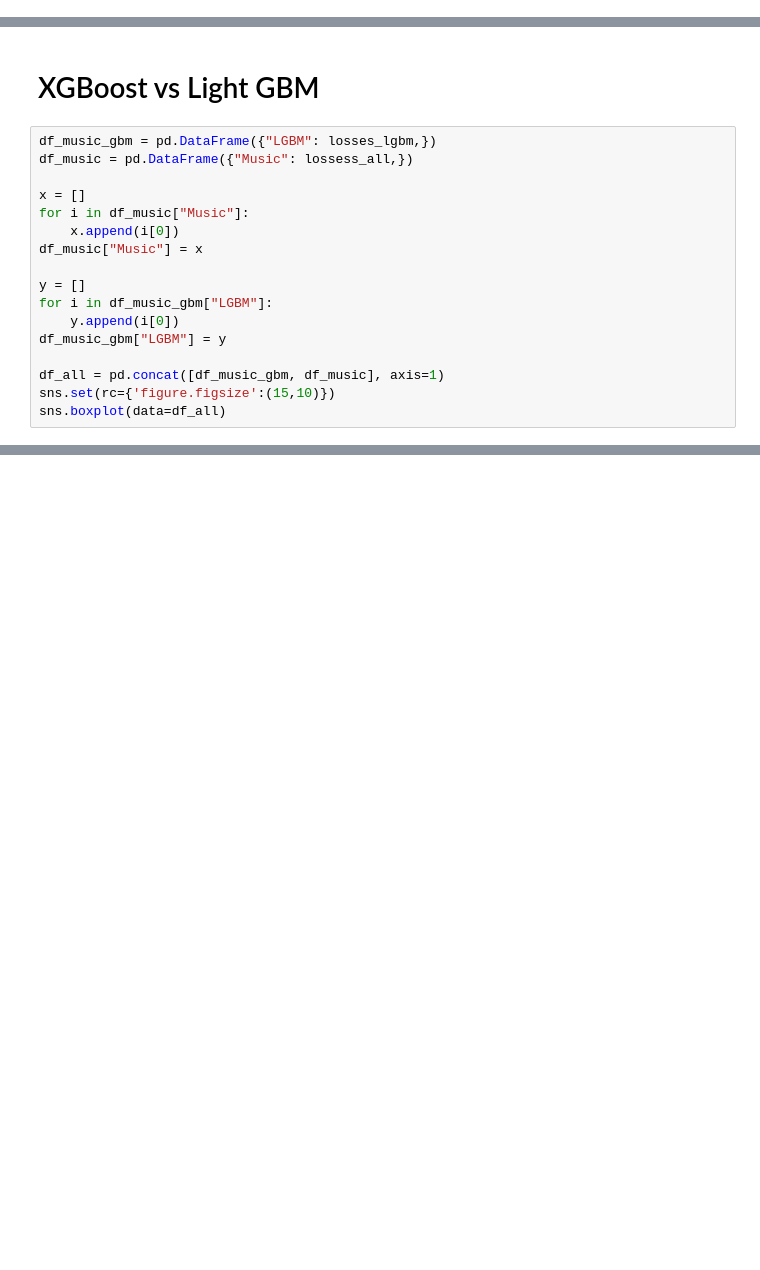
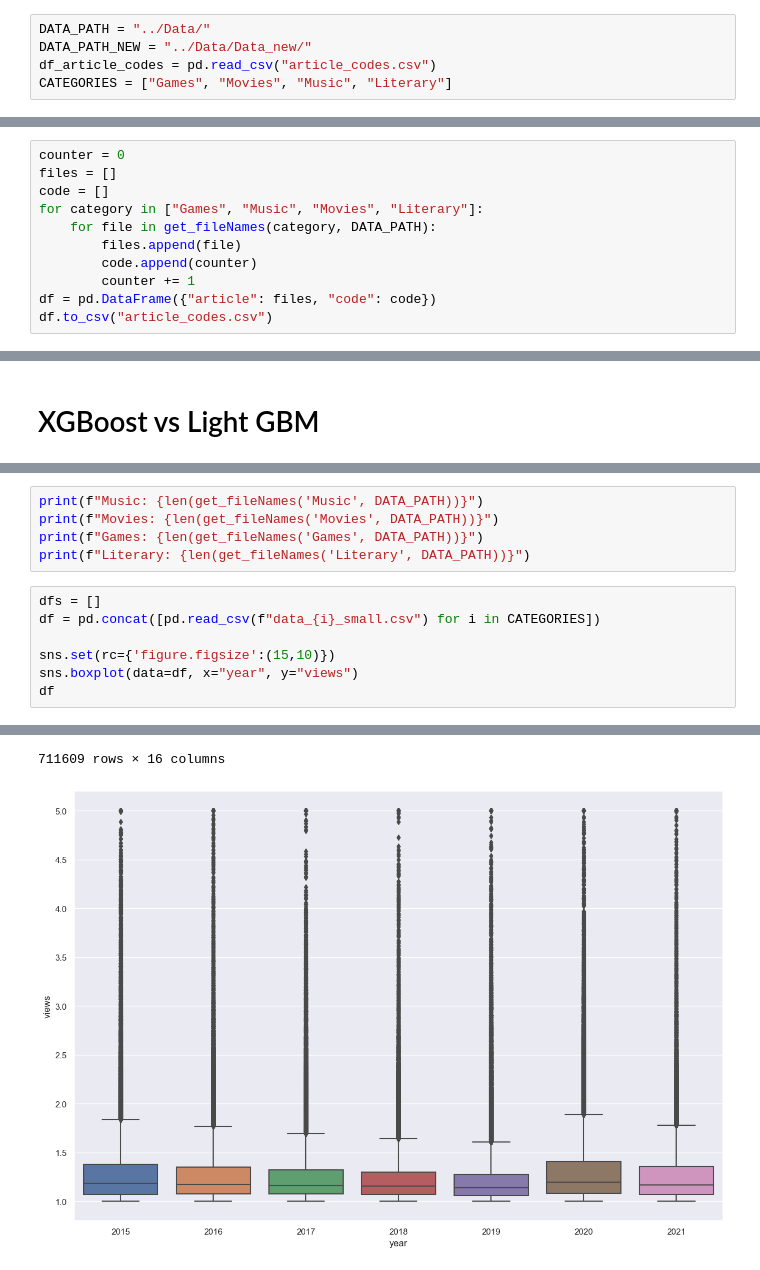
Before and after one commit to MohammadSakhnini/PageView_Prediction, a Jupyter notebook: XGBoost/xg.ipynb, the cells around one changed output, grey strips where cells are left out. Cells and saved outputs as stored; diff of their text form; blank space fills up the shorter version.

```diff
--- a/XGBoost/xg.ipynb
+++ b/XGBoost/xg.ipynb
@@ -19,3 +21,8 @@ from sklearn.preprocessing import MinMaxScaler
 # %% [markdown]
 # Helper Methods
+# %%
+DATA_PATH = "../Data/"
+DATA_PATH_NEW = "../Data/Data_new/"
+df_article_codes = pd.read_csv("article_codes.csv")
+CATEGORIES = ["Games", "Movies", "Music", "Literary"]
 # %%
@@ -70,3 +117,14 @@ def make_data(category, article, days_to_predict):
+# %%
+counter = 0
+files = []
+code = []
+for category in ["Games", "Music", "Movies", "Literary"]:
+    for file in get_fileNames(category, DATA_PATH):
+        files.append(file)
+        code.append(counter)
+        counter += 1
+df = pd.DataFrame({"article": files, "code": code})
+df.to_csv("article_codes.csv")
 # %% [markdown]
 # Features
 # %%
@@ -316,19 +417,2 @@ Wall time: 1min 21s
 # %% [markdown]
 # XGBoost vs Light GBM
-# %%
-df_music_gbm = pd.DataFrame({"LGBM": losses_lgbm,})
-df_music = pd.DataFrame({"Music": lossess_all,})
-
-x = []
-for i in df_music["Music"]:
-    x.append(i[0])
-df_music["Music"] = x
-
-y = []
-for i in df_music_gbm["LGBM"]:
-    y.append(i[0])
-df_music_gbm["LGBM"] = y
-
-df_all = pd.concat([df_music_gbm, df_music], axis=1)
-sns.set(rc={'figure.figsize':(15,10)})
-sns.boxplot(data=df_all)
@@ -337,0 +468,13 @@ sns.boxplot(data=df_all)
+# %%
+print(f"Music: {len(get_fileNames('Music', DATA_PATH))}")
+print(f"Movies: {len(get_fileNames('Movies', DATA_PATH))}")
+print(f"Games: {len(get_fileNames('Games', DATA_PATH))}")
+print(f"Literary: {len(get_fileNames('Literary', DATA_PATH))}")
+# %%
+dfs = []
+df = pd.concat([pd.read_csv(f"data_{i}_small.csv") for i in CATEGORIES])
+
+sns.set(rc={'figure.figsize':(15,10)})
+sns.boxplot(data=df, x="year", y="views")
+df
+# %% [output]
@@ -337,0 +493,2 @@ sns.boxplot(data=df_all)
+711609 rows × 16 columns
+[figure, added]
```
Also changed, not shown: parts of 34 cells of this notebook, 5 other files.
